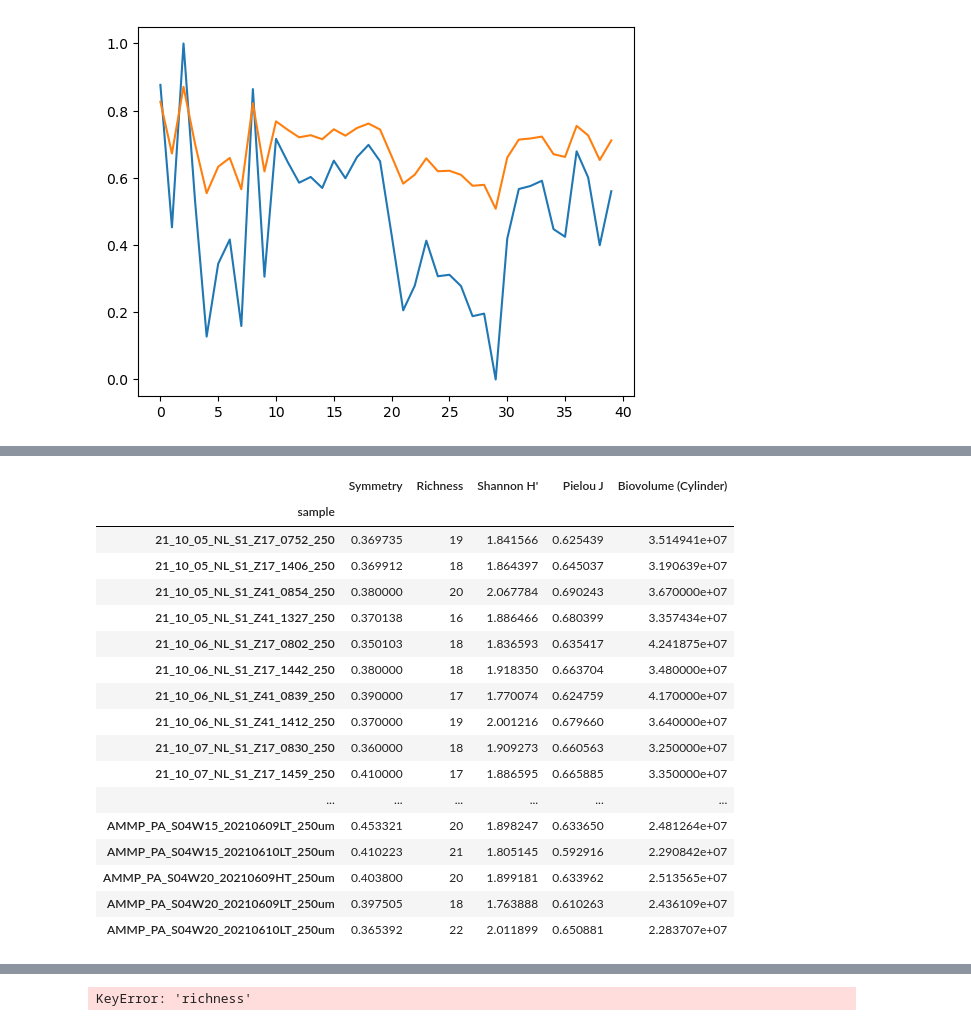
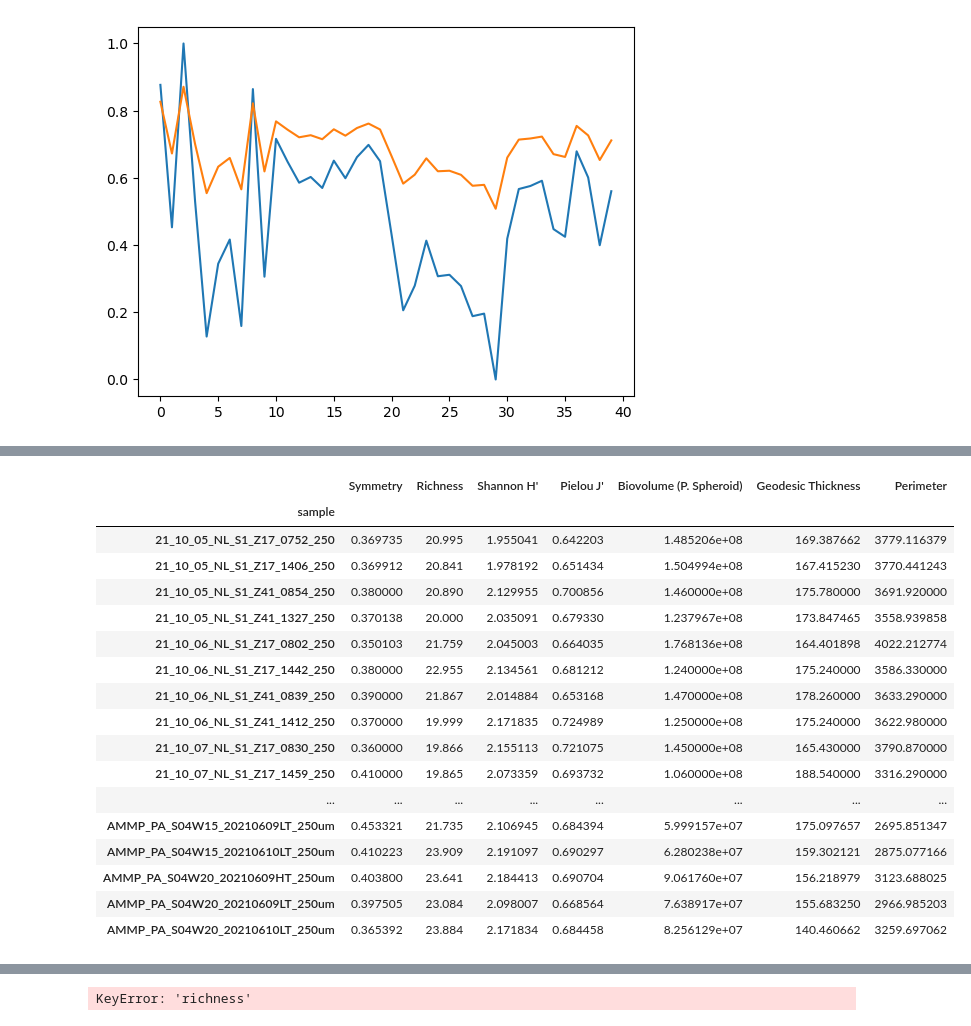
Before and after one commit to AnaisLacoursiereRoussel/AMP_code, a Jupyter notebook: CreatureFeatures.ipynb, the cells around one changed output, grey strips where cells are left out. Drawn from its saved outputs; the diff is of its cells as text; code cells hidden in the pictures.

```diff
--- a/CreatureFeatures.ipynb
+++ b/CreatureFeatures.ipynb
@@ -591,0 +570,10 @@ ml_df
+# %%
+ci_rf_richness = {}
+ci_rf_shannon = {}
+ci_rf_pielou = {}
+for key, sampleList in ci_richness_dict.items():
+    for s, richness in enumerate(sampleList):
+        ci_rf_richness[ci_samples[key][s]] = richness
+        ci_rf_shannon[ci_samples[key][s]] = ci_shannon_dict[key][s]
+        ci_rf_pielou[ci_samples[key][s]] = ci_pielou_dict[key][s]
+ci_rf_pielou
@@ -840,3 +846,5 @@ final_feature_df
 | 38 | AMMP_PA_S04W20_20210609LT_250um | Pacific | 155269.001768 | 156707.886464 | 2.436109e+07 | 7.638917e+07 | ... |
 | 39 | AMMP_PA_S04W20_20210610LT_250um | Pacific | 161275.298172 | 163027.045681 | 2.283707e+07 | 8.256129e+07 | ... |
 40 rows × 24 columns
+# %%
+reversed_gulf_sample_replace_dict = {v: k for k, v in gulf_sample_replace_dict.items()}
@@ -842,0 +862,18 @@ final_feature_df
+# %%
+final_feature_df.drop('Richness', axis=1, inplace=True)
+final_feature_df.drop('Shannon H\'', axis=1, inplace=True)
+final_feature_df.drop('Shannon H \'', axis=1, inplace=True)
+final_feature_df.drop('Pielou J\'', axis=1, inplace=True)
+final_feature_df.drop('Pielou J \'', axis=1, inplace=True)
+# %%
+
+for i, row in final_feature_df.iterrows():
+    if 'Gulf' in row['sample']:
+        final_feature_df.loc[i, 'Richness'] = ci_rf_richness[reversed_gulf_sample_replace_dict[row['sample']]]
+        final_feature_df.loc[i, 'Shannon H\''] = ci_rf_shannon[reversed_gulf_sample_replace_dict[row['sample']]]
+        final_feature_df.loc[i, 'Pielou J\''] = ci_rf_pielou[reversed_gulf_sample_replace_dict[row['sample']]]
+    else:
+        final_feature_df.loc[i, 'Richness'] = ci_rf_richness[row['sample']]
+        final_feature_df.loc[i, 'Shannon H\''] = ci_rf_shannon[row['sample']]
+        final_feature_df.loc[i, 'Pielou J\''] = ci_rf_pielou[row['sample']]
+final_feature_df
@@ -892,31 +959,31 @@ plt.show()
 # %%
-included_measures = ['Symmetry', 'Richness', 'Shannon H\'', 'Pielou J', 'Biovolume (Cylinder)']
+included_measures = ['Symmetry', 'Richness', 'Shannon H\'', 'Pielou J\'', 'Biovolume (P. Spheroid)', 'Geodesic Thickness', 'Perimeter']
 sampleRegionDict = {}
 for i, row in final_feature_df.iterrows():
     sampleRegionDict[row['sample']] = row['regionYear']
 final_feature_pca = final_feature_df.drop(columns=['regionYear'])
 final_feature_pca = final_feature_pca.set_index('sample')
 final_feature_pca = final_feature_pca[included_measures]
 final_feature_pca
 # %% [output]
-|  | Symmetry | Richness | Shannon H' | Pielou J | Biovolume (Cylinder) |
-| sample |  |  |  |  |  |
-| 21_10_05_NL_S1_Z17_0752_250 | 0.369735 | 19 | 1.841566 | 0.625439 | 3.514941e+07 |
-| 21_10_05_NL_S1_Z17_1406_250 | 0.369912 | 18 | 1.864397 | 0.645037 | 3.190639e+07 |
-| 21_10_05_NL_S1_Z41_0854_250 | 0.380000 | 20 | 2.067784 | 0.690243 | 3.670000e+07 |
-| 21_10_05_NL_S1_Z41_1327_250 | 0.370138 | 16 | 1.886466 | 0.680399 | 3.357434e+07 |
-| 21_10_06_NL_S1_Z17_0802_250 | 0.350103 | 18 | 1.836593 | 0.635417 | 4.241875e+07 |
-| 21_10_06_NL_S1_Z17_1442_250 | 0.380000 | 18 | 1.918350 | 0.663704 | 3.480000e+07 |
-| 21_10_06_NL_S1_Z41_0839_250 | 0.390000 | 17 | 1.770074 | 0.624759 | 4.170000e+07 |
-| 21_10_06_NL_S1_Z41_1412_250 | 0.370000 | 19 | 2.001216 | 0.679660 | 3.640000e+07 |
-| 21_10_07_NL_S1_Z17_0830_250 | 0.360000 | 18 | 1.909273 | 0.660563 | 3.250000e+07 |
-| 21_10_07_NL_S1_Z17_1459_250 | 0.410000 | 17 | 1.886595 | 0.665885 | 3.350000e+07 |
-| ... | ... | ... | ... | ... | ... |
-| AMMP_PA_S04W15_20210609LT_250um | 0.453321 | 20 | 1.898247 | 0.633650 | 2.481264e+07 |
-| AMMP_PA_S04W15_20210610LT_250um | 0.410223 | 21 | 1.805145 | 0.592916 | 2.290842e+07 |
-| AMMP_PA_S04W20_20210609HT_250um | 0.403800 | 20 | 1.899181 | 0.633962 | 2.513565e+07 |
-| AMMP_PA_S04W20_20210609LT_250um | 0.397505 | 18 | 1.763888 | 0.610263 | 2.436109e+07 |
-| AMMP_PA_S04W20_20210610LT_250um | 0.365392 | 22 | 2.011899 | 0.650881 | 2.283707e+07 |
+|  | Symmetry | Richness | Shannon H' | Pielou J' | Biovolume (P. Spheroid) | Geodesic Thickness | Perimeter |
+| sample |  |  |  |  |  |  |  |
+| 21_10_05_NL_S1_Z17_0752_250 | 0.369735 | 20.995 | 1.955041 | 0.642203 | 1.485206e+08 | 169.387662 | 3779.116379 |
+| 21_10_05_NL_S1_Z17_1406_250 | 0.369912 | 20.841 | 1.978192 | 0.651434 | 1.504994e+08 | 167.415230 | 3770.441243 |
+| 21_10_05_NL_S1_Z41_0854_250 | 0.380000 | 20.890 | 2.129955 | 0.700856 | 1.460000e+08 | 175.780000 | 3691.920000 |
+| 21_10_05_NL_S1_Z41_1327_250 | 0.370138 | 20.000 | 2.035091 | 0.679330 | 1.237967e+08 | 173.847465 | 3558.939858 |
+| 21_10_06_NL_S1_Z17_0802_250 | 0.350103 | 21.759 | 2.045003 | 0.664035 | 1.768136e+08 | 164.401898 | 4022.212774 |
+| 21_10_06_NL_S1_Z17_1442_250 | 0.380000 | 22.955 | 2.134561 | 0.681212 | 1.240000e+08 | 175.240000 | 3586.330000 |
+| 21_10_06_NL_S1_Z41_0839_250 | 0.390000 | 21.867 | 2.014884 | 0.653168 | 1.470000e+08 | 178.260000 | 3633.290000 |
+| 21_10_06_NL_S1_Z41_1412_250 | 0.370000 | 19.999 | 2.171835 | 0.724989 | 1.250000e+08 | 175.240000 | 3622.980000 |
+| 21_10_07_NL_S1_Z17_0830_250 | 0.360000 | 19.866 | 2.155113 | 0.721075 | 1.450000e+08 | 165.430000 | 3790.870000 |
+| 21_10_07_NL_S1_Z17_1459_250 | 0.410000 | 19.865 | 2.073359 | 0.693732 | 1.060000e+08 | 188.540000 | 3316.290000 |
+| ... | ... | ... | ... | ... | ... | ... | ... |
+| AMMP_PA_S04W15_20210609LT_250um | 0.453321 | 21.735 | 2.106945 | 0.684394 | 5.999157e+07 | 175.097657 | 2695.851347 |
+| AMMP_PA_S04W15_20210610LT_250um | 0.410223 | 23.909 | 2.191097 | 0.690297 | 6.280238e+07 | 159.302121 | 2875.077166 |
+| AMMP_PA_S04W20_20210609HT_250um | 0.403800 | 23.641 | 2.184413 | 0.690704 | 9.061760e+07 | 156.218979 | 3123.688025 |
+| AMMP_PA_S04W20_20210609LT_250um | 0.397505 | 23.084 | 2.098007 | 0.668564 | 7.638917e+07 | 155.683250 | 2966.985203 |
+| AMMP_PA_S04W20_20210610LT_250um | 0.365392 | 23.884 | 2.171834 | 0.684458 | 8.256129e+07 | 140.460662 | 3259.697062 |
 # %%
 df = final_feature_pca
 from sklearn.preprocessing import StandardScaler
```
Also changed, not shown: parts of 25 cells of this notebook, 8 other files.
